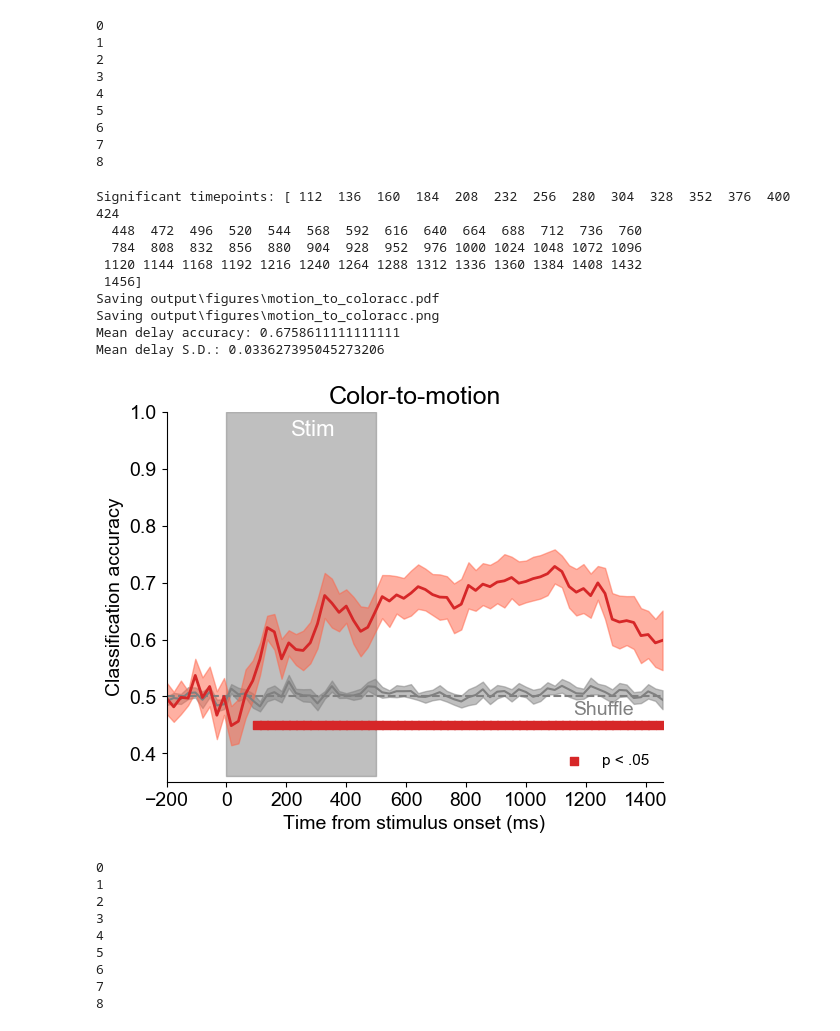
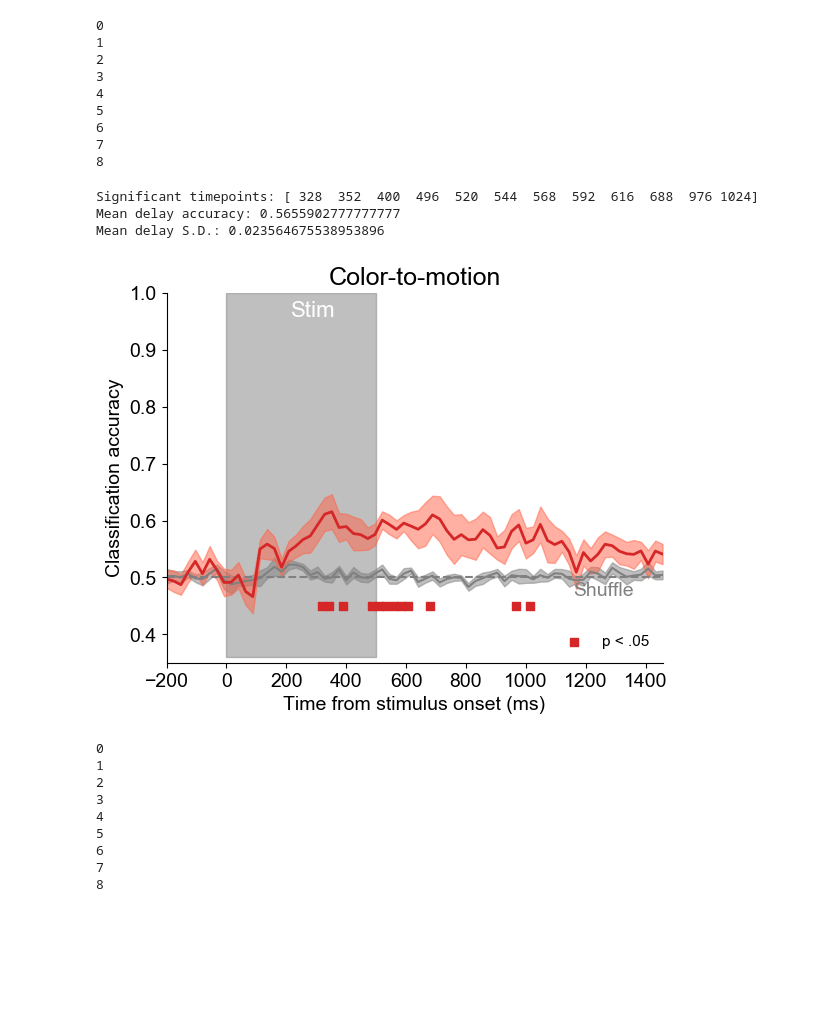
Before and after one commit to WilliamThyer/Feature-Independent-Load-Decoding, a Jupyter notebook: eggtoss/analysis/decode_load_across_feature.ipynb, the cells around one changed output. Saved outputs shown, nothing was run; the diff lists cells and outputs as text; code cells hidden in the pictures; blank space fills up the shorter version.

```diff
--- a/eggtoss/analysis/decode_load_across_feature.ipynb
+++ b/eggtoss/analysis/decode_load_across_feature.ipynb
@@ -13,7 +16,7 @@ time_window = 25
 time_step = 25
 trial_bin_size = 15
 n_splits = 100
-group_dict = OrderedDict([('1 Color',[11]),('2 Color',[12]),('1 Motion',[21]),('2 Motion',[22])])
+group_dict = OrderedDict([('1',[11,21]),('2',[12,22])])
 wrangl = eeg_decoder.Wrangler(exp.info['times'],time_window,time_step,trial_bin_size,n_splits,group_dict)
 clfr = eeg_decoder.Classification(wrangl,exp.nsub,num_labels=2)
 # %%
@@ -50,24 +54,16 @@ interp.save_results()
-# %%
-interp.load_results('color_to_motion')
 # %%
 import matplotlib.pyplot as plt
 interp.chance = .5
 interp.labels = [0,1]
-interp.plot_acc(significance_testing=True,savefig=True,
+interp.plot_acc(significance_testing=True,savefig=False,
                 ylim=[0.35,1],chance_text_y=.22,
                 title='Color-to-motion',stim_time=[0,500])
 plt.show()
 # %% [output]
-Significant timepoints: [ 112  136  160  184  208  232  256  280  304  328  352  376  400  424
-  448  472  496  520  544  568  592  616  640  664  688  712  736  760
-  784  808  832  856  880  904  928  952  976 1000 1024 1048 1072 1096
- 1120 1144 1168 1192 1216 1240 1264 1288 1312 1336 1360 1384 1408 1432
- 1456]
-Saving output\figures\motion_to_coloracc.pdf
-Saving output\figures\motion_to_coloracc.png
-Mean delay accuracy: 0.6758611111111111
-Mean delay S.D.: 0.033627395045273206
+Significant timepoints: [ 328  352  400  496  520  544  568  592  616  688  976 1024]
+Mean delay accuracy: 0.5655902777777777
+Mean delay S.D.: 0.023564675538953896
-[figure, old version]
+[figure, new version]
 # %%
 for isub in range(exp.nsub):
 
```
Also changed, not shown: parts of 7 cells of this notebook, 7 other files.
